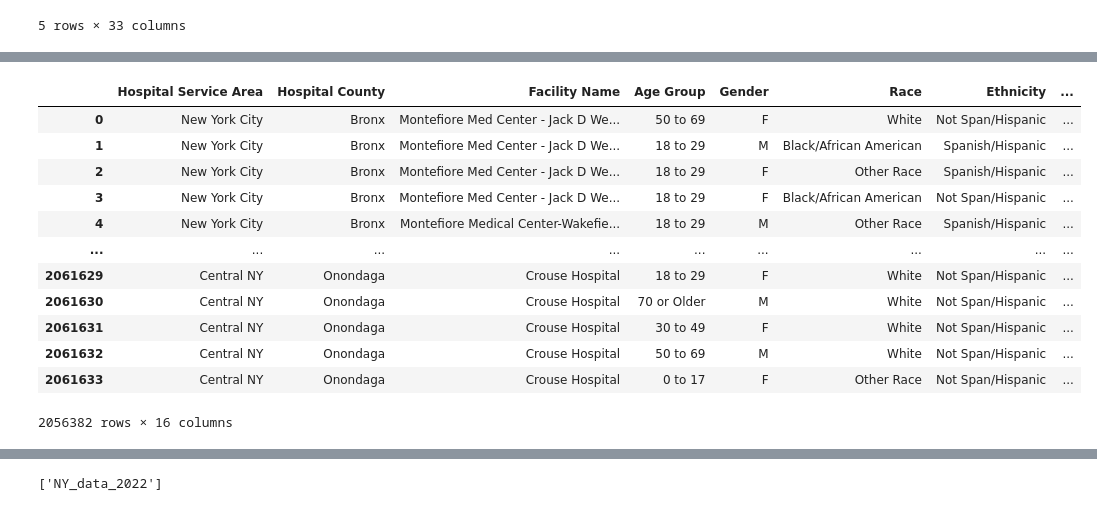
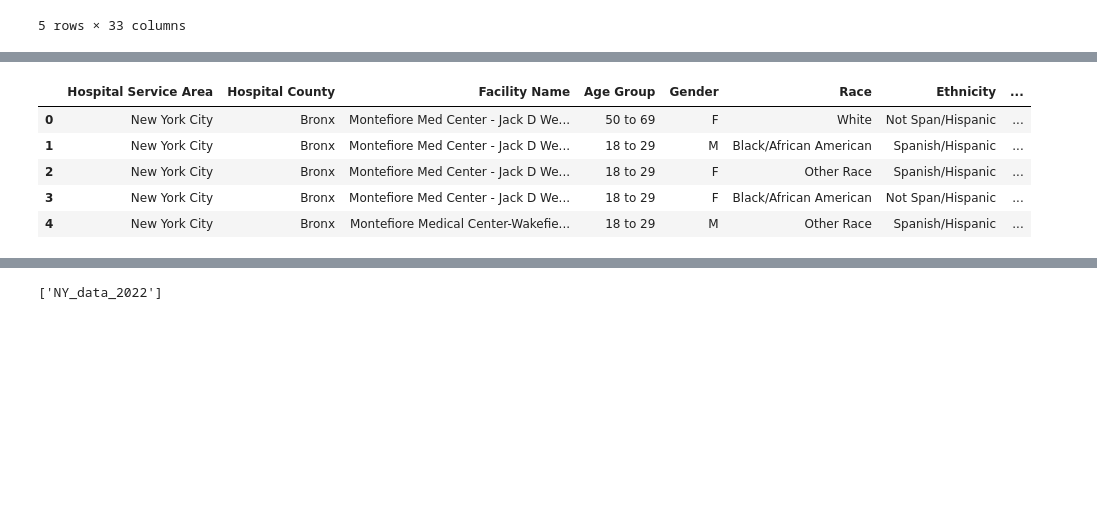
Before and after one commit to Omeesha28/NY-Healthcare-Data-Visualization, a Jupyter notebook: main.ipynb, the cells around one changed output, grey strips where cells are left out. Drawn from its saved outputs; the diff is of its cells as text; code cells hidden in the pictures; blank space fills up the shorter version.

Commit message:
merged data

```diff
--- a/main.ipynb
+++ b/main.ipynb
@@ -105,19 +92,12 @@ need_to_drop
 # %%
 clean_data = clean_2022_df[~clean_2022_df["Facility Name"].isin(need_to_drop["Facility Name"])]
-clean_data
+clean_data.head()
 
 #clean_data.to_csv("Resources/NY_data_2022.csv", index=False)
 # %% [output]
 |  | Hospital Service Area | Hospital County | Facility Name | Age Group | Gender | Race | Ethnicity | ... |
 | 0 | New York City | Bronx | Montefiore Med Center - Jack D We... | 50 to 69 | F | White | Not Span/Hispanic | ... |
 | 1 | New York City | Bronx | Montefiore Med Center - Jack D We... | 18 to 29 | M | Black/African American | Spanish/Hispanic | ... |
 | 2 | New York City | Bronx | Montefiore Med Center - Jack D We... | 18 to 29 | F | Other Race | Spanish/Hispanic | ... |
 | 3 | New York City | Bronx | Montefiore Med Center - Jack D We... | 18 to 29 | F | Black/African American | Not Span/Hispanic | ... |
 | 4 | New York City | Bronx | Montefiore Medical Center-Wakefie... | 18 to 29 | M | Other Race | Spanish/Hispanic | ... |
-| ... | ... | ... | ... | ... | ... | ... | ... | ... |
-| 2061629 | Central NY | Onondaga | Crouse Hospital | 18 to 29 | F | White | Not Span/Hispanic | ... |
-| 2061630 | Central NY | Onondaga | Crouse Hospital | 70 or Older | M | White | Not Span/Hispanic | ... |
-| 2061631 | Central NY | Onondaga | Crouse Hospital | 30 to 49 | F | White | Not Span/Hispanic | ... |
-| 2061632 | Central NY | Onondaga | Crouse Hospital | 50 to 69 | M | White | Not Span/Hispanic | ... |
-| 2061633 | Central NY | Onondaga | Crouse Hospital | 0 to 17 | F | Other Race | Not Span/Hispanic | ... |
-2056382 rows × 16 columns
```
Also changed, not shown: parts of 8 cells of this notebook.
